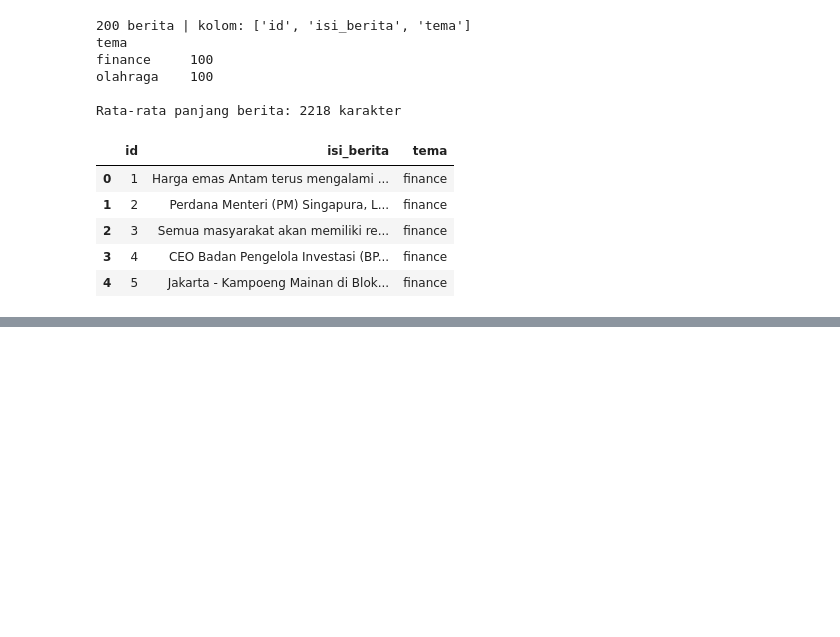
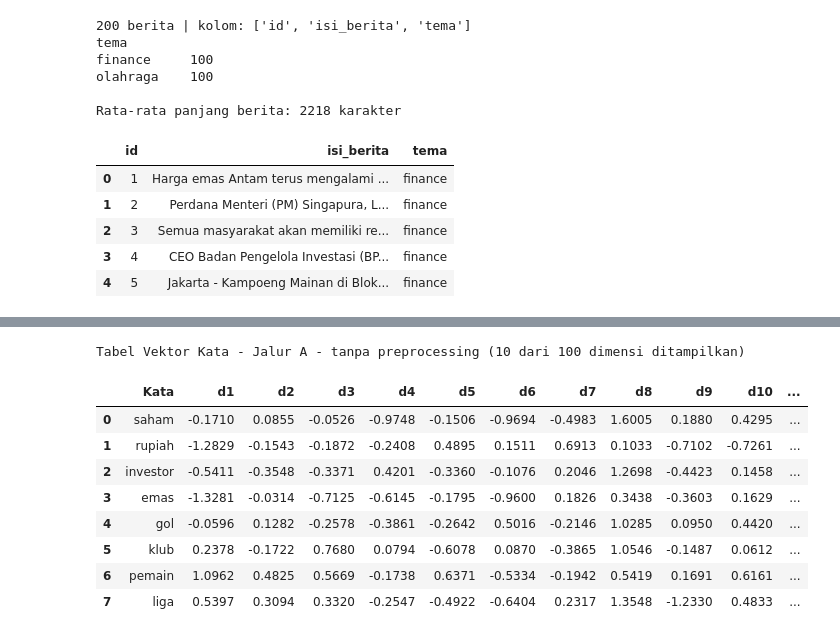
Before and after one commit to Abidayyasy/PPW, a Jupyter notebook: tugas4.ipynb, the cells around one changed output, grey strips where cells are left out. Saved outputs shown, nothing was run; the diff lists cells and outputs as text; code cells hidden in the pictures; blank space fills up the shorter version.

```diff
--- a/tugas4.ipynb
+++ b/tugas4.ipynb
@@ -433,0 +298,30 @@ Konsistensi antar lipatan:
+# %%
+indeks = np.arange(len(df))
+label = df["tema"].to_numpy()
+
+idx_train, idx_test = train_test_split(
+    indeks,
+    test_size=0.20,
+    random_state=42,
+    stratify=label,
+)
+idx_train = np.sort(idx_train)
+idx_test = np.sort(idx_test)
+
+print(f"Total berita      : {len(df)}")
+print(f"Training (80%)    : {len(idx_train)} berita")
+print(f"Testing  (20%)    : {len(idx_test)} berita")
+print(f"Jumlah tidak tumpang tindih: {len(set(idx_train) & set(idx_test))}")
+
+tabel_split = pd.concat(
+    [
+        df.iloc[idx_train]["tema"].value_counts().rename("Training (80%)").to_frame(),
+        df.iloc[idx_test]["tema"].value_counts().rename("Testing (20%)").to_frame(),
+        df["tema"].value_counts().rename("Total").to_frame(),
+    ],
+    axis=1,
+)
+tabel_split.loc["Total"] = [tabel_split["Training (80%)"].sum(),
+                            tabel_split["Testing (20%)"].sum(),
+                            tabel_split["Total"].sum()]
+tabel_split
@@ -433,0 +465,14 @@ Konsistensi antar lipatan:
+# %%
+tabel_vek_a = tabel_vektor_kata(model_a.wv, "Jalur A - tanpa preprocessing")
+display(tabel_vek_a)
+# %% [output]
+Tabel Vektor Kata - Jalur A - tanpa preprocessing (10 dari 100 dimensi ditampilkan)
+|  | Kata | d1 | d2 | d3 | d4 | d5 | d6 | d7 | d8 | d9 | d10 | ... |
+| 0 | saham | -0.1710 | 0.0855 | -0.0526 | -0.9748 | -0.1506 | -0.9694 | -0.4983 | 1.6005 | 0.1880 | 0.4295 | ... |
+| 1 | rupiah | -1.2829 | -0.1543 | -0.1872 | -0.2408 | 0.4895 | 0.1511 | 0.6913 | 0.1033 | -0.7102 | -0.7261 | ... |
+| 2 | investor | -0.5411 | -0.3548 | -0.3371 | 0.4201 | -0.3360 | -0.1076 | 0.2046 | 1.2698 | -0.4423 | 0.1458 | ... |
+| 3 | emas | -1.3281 | -0.0314 | -0.7125 | -0.6145 | -0.1795 | -0.9600 | 0.1826 | 0.3438 | -0.3603 | 0.1629 | ... |
+| 4 | gol | -0.0596 | 0.1282 | -0.2578 | -0.3861 | -0.2642 | 0.5016 | -0.2146 | 1.0285 | 0.0950 | 0.4420 | ... |
+| 5 | klub | 0.2378 | -0.1722 | 0.7680 | 0.0794 | -0.6078 | 0.0870 | -0.3865 | 1.0546 | -0.1487 | 0.0612 | ... |
+| 6 | pemain | 1.0962 | 0.4825 | 0.5669 | -0.1738 | 0.6371 | -0.5334 | -0.1942 | 0.5419 | 0.1691 | 0.6161 | ... |
+| 7 | liga | 0.5397 | 0.3094 | 0.3320 | -0.2547 | -0.4922 | -0.6404 | 0.2317 | 1.3548 | -1.2330 | 0.4833 | ... |
```
Also changed, not shown: parts of 57 cells of this notebook, 7 other files.
